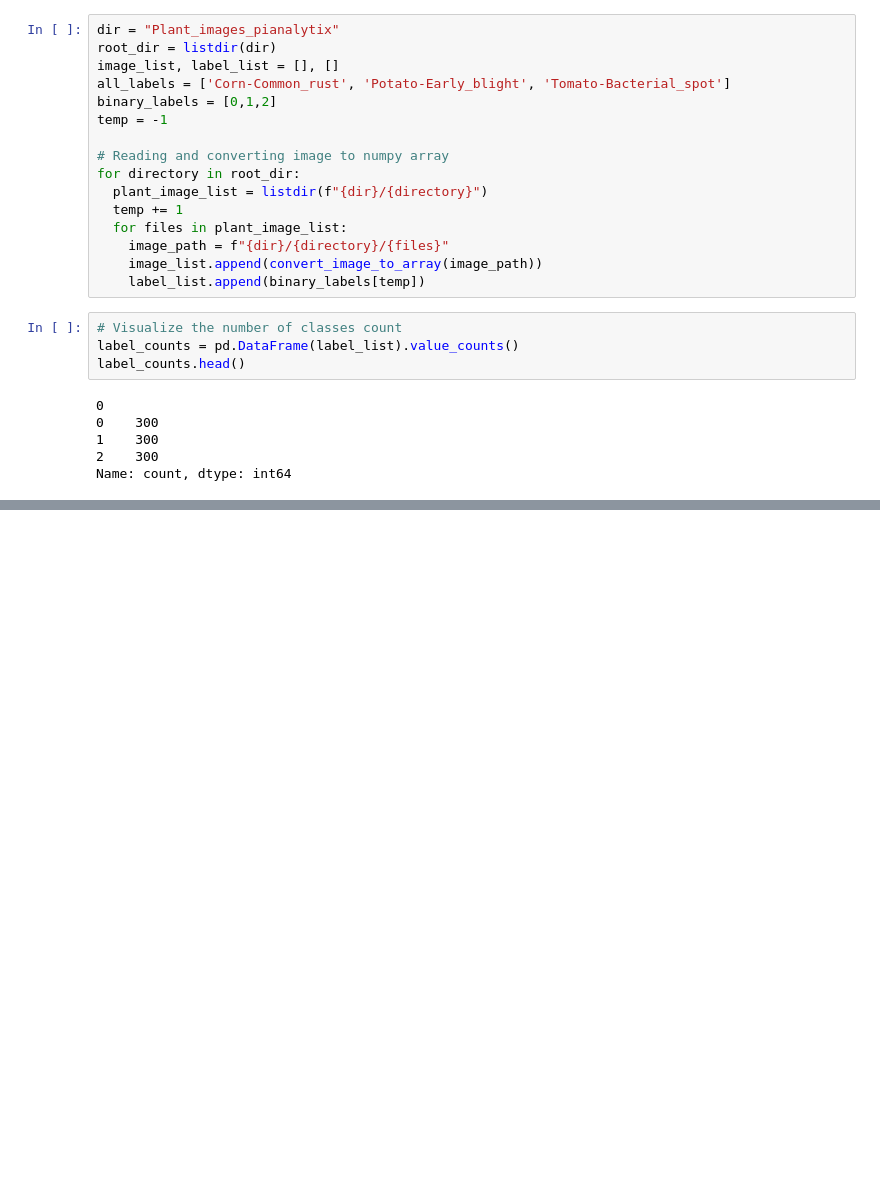
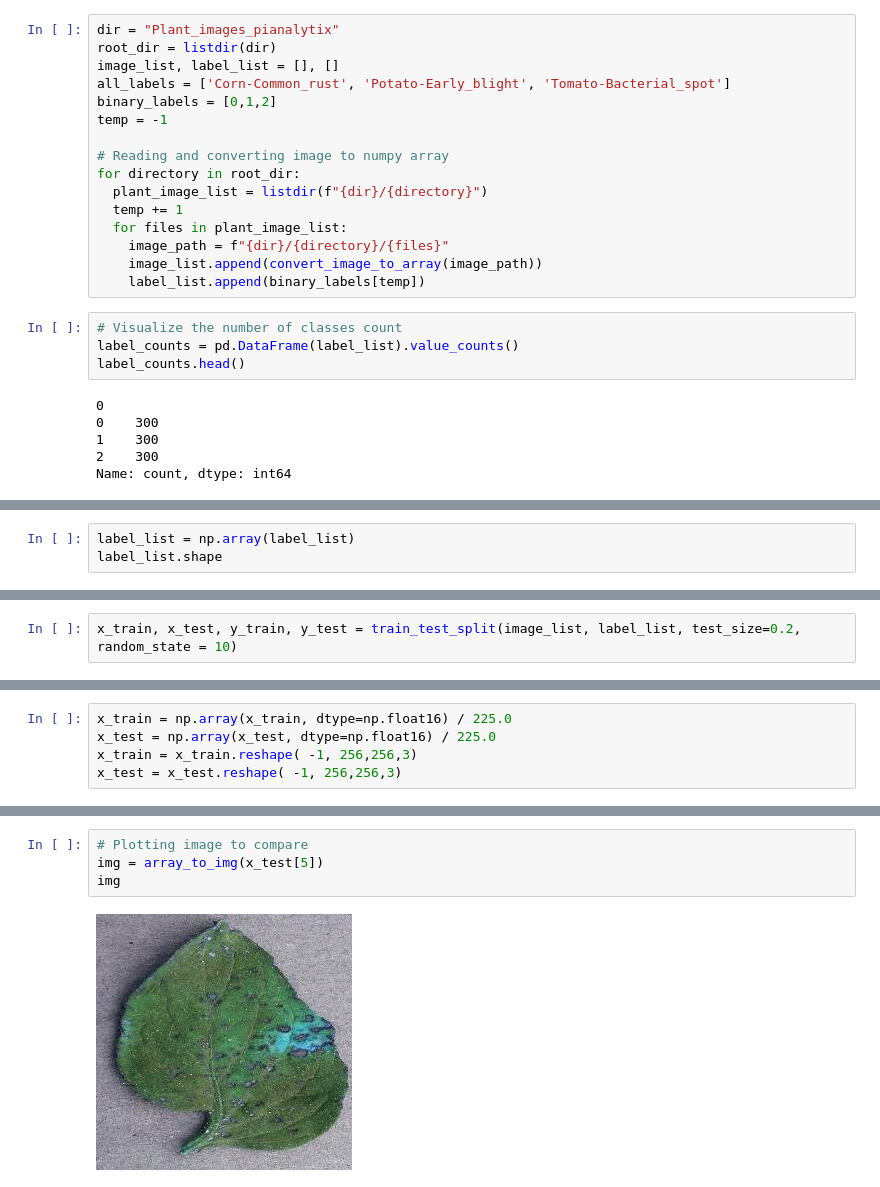
Before and after one commit to BMMUGOMBA/120-DATA-SCIENCE-PROJECTS, a Jupyter notebook: Plant_Disease_Prediction.ipynb, the cells around one changed output, grey strips where cells are left out. Saved outputs shown, nothing was run; the diff lists cells and outputs as text; blank space fills up the shorter version.

```diff
--- a/Plant_Disease_Prediction.ipynb
+++ b/Plant_Disease_Prediction.ipynb
@@ -75,0 +80,3 @@ Name: count, dtype: int64
+# %%
+label_list = np.array(label_list)
+label_list.shape
@@ -75,0 +85,2 @@ Name: count, dtype: int64
+# %%
+x_train, x_test, y_train, y_test = train_test_split(image_list, label_list, test_size=0.2, random_state = 10)
@@ -75,0 +89,5 @@ Name: count, dtype: int64
+# %%
+x_train = np.array(x_train, dtype=np.float16) / 225.0
+x_test = np.array(x_test, dtype=np.float16) / 225.0
+x_train = x_train.reshape( -1, 256,256,3)
+x_test = x_test.reshape( -1, 256,256,3)
@@ -75,0 +204,6 @@ Name: count, dtype: int64
+# %%
+# Plotting image to compare
+img = array_to_img(x_test[5])
+img
+# %% [output]
+[figure, added]
```
Also changed, not shown: parts of 18 cells of this notebook.
